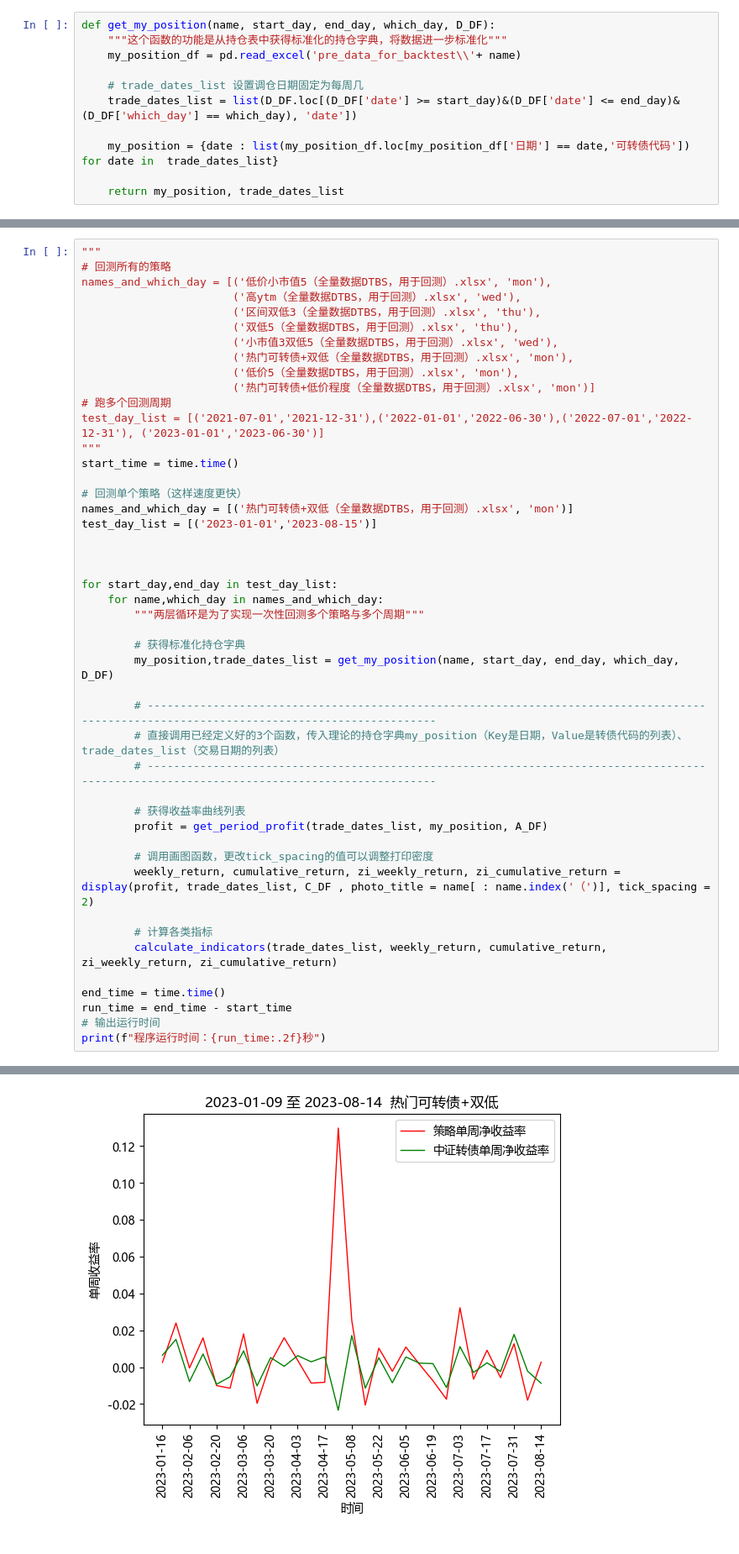
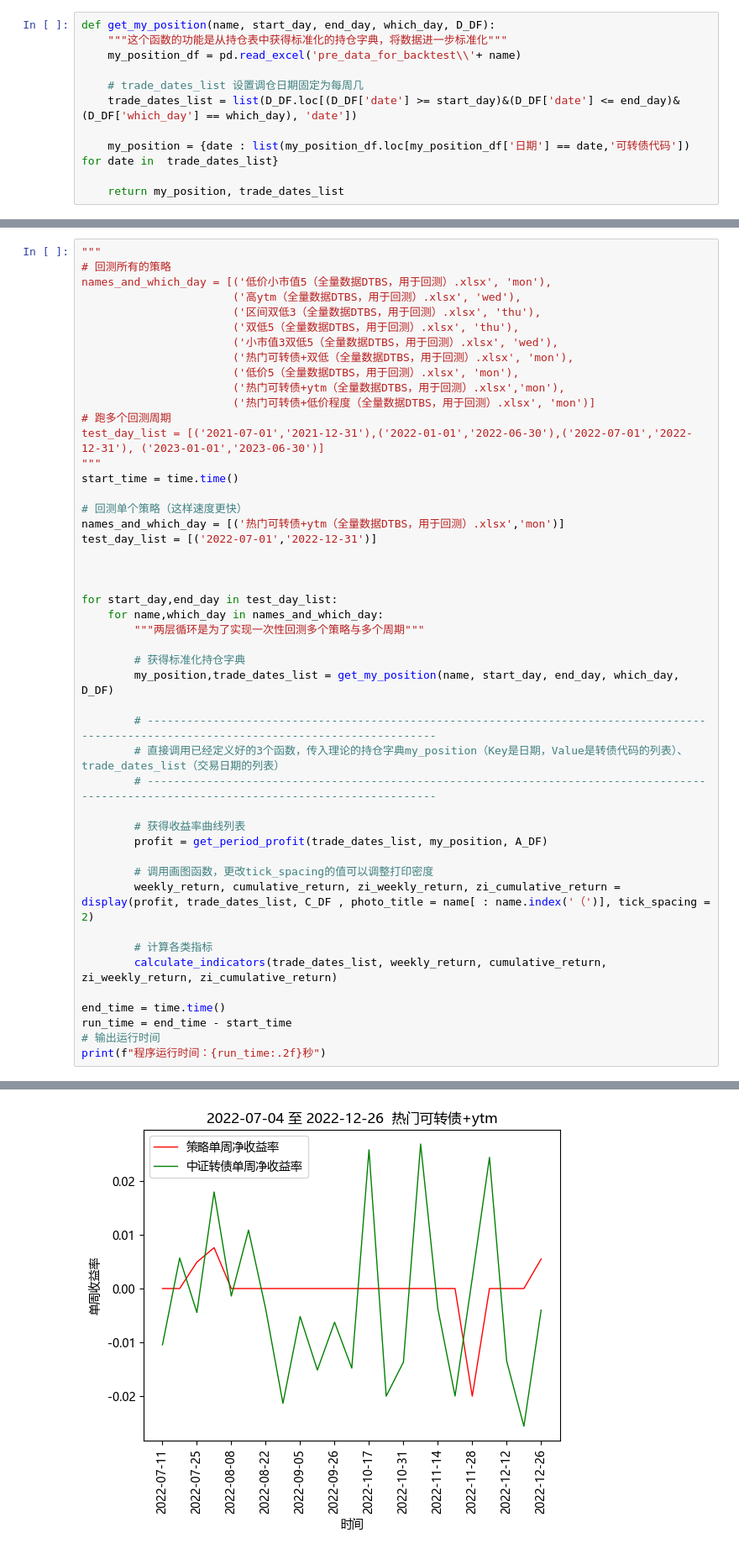
Before and after one commit to Big-ZhangCG/DB_FROM_20230811, a Jupyter notebook: mywork_ByZCG/backtest.ipynb, the cells around one changed output, grey strips where cells are left out. Shown at 84% size. Cells and saved outputs as stored; diff of their text form.

```diff
--- a/mywork_ByZCG/backtest.ipynb
+++ b/mywork_ByZCG/backtest.ipynb
@@ -355,6 +407,7 @@ names_and_which_day = [('低价小市值5（全量数据DTBS，用于回测）.x
                        ('小市值3双低5（全量数据DTBS，用于回测）.xlsx', 'wed'),
                        ('热门可转债+双低（全量数据DTBS，用于回测）.xlsx', 'mon'),
                        ('低价5（全量数据DTBS，用于回测）.xlsx', 'mon'),
+                       ('热门可转债+ytm（全量数据DTBS，用于回测）.xlsx','mon'),
                        ('热门可转债+低价程度（全量数据DTBS，用于回测）.xlsx', 'mon')]
 # 跑多个回测周期
 test_day_list = [('2021-07-01','2021-12-31'),('2022-01-01','2022-06-30'),('2022-07-01','2022-12-31'), ('2023-01-01','2023-06-30')]
@@ -362,8 +415,8 @@ test_day_list = [('2021-07-01','2021-12-31'),('2022-01-01','2022-06-30'),('2022-
 start_time = time.time()
 
 # 回测单个策略（这样速度更快）
-names_and_which_day = [('热门可转债+双低（全量数据DTBS，用于回测）.xlsx', 'mon')]
-test_day_list = [('2023-01-01','2023-08-15')]
+names_and_which_day = [('热门可转债+ytm（全量数据DTBS，用于回测）.xlsx','mon')]
+test_day_list = [('2022-07-01','2022-12-31')]
 
 
 
@@ -401,2 +454,2 @@ print(f"程序运行时间：{run_time:.2f}秒")
 <Figure size 36000x18000 with 0 Axes>
-[figure, old version]
+[figure, new version]
```
Also changed, not shown: parts of 2 cells of this notebook, 11 other files.
